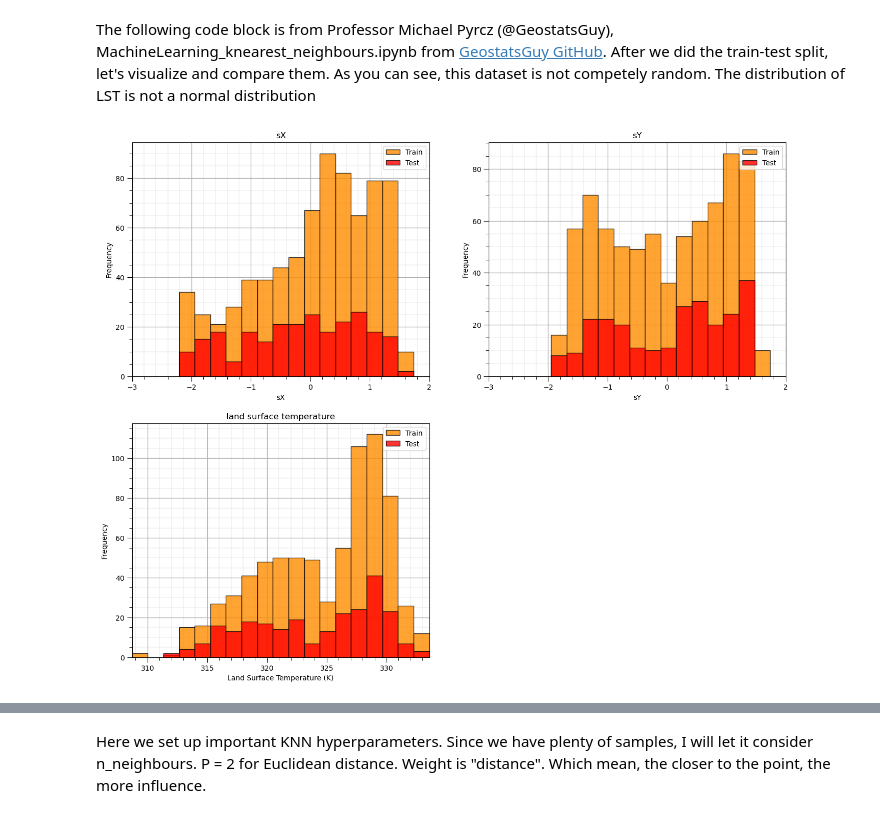
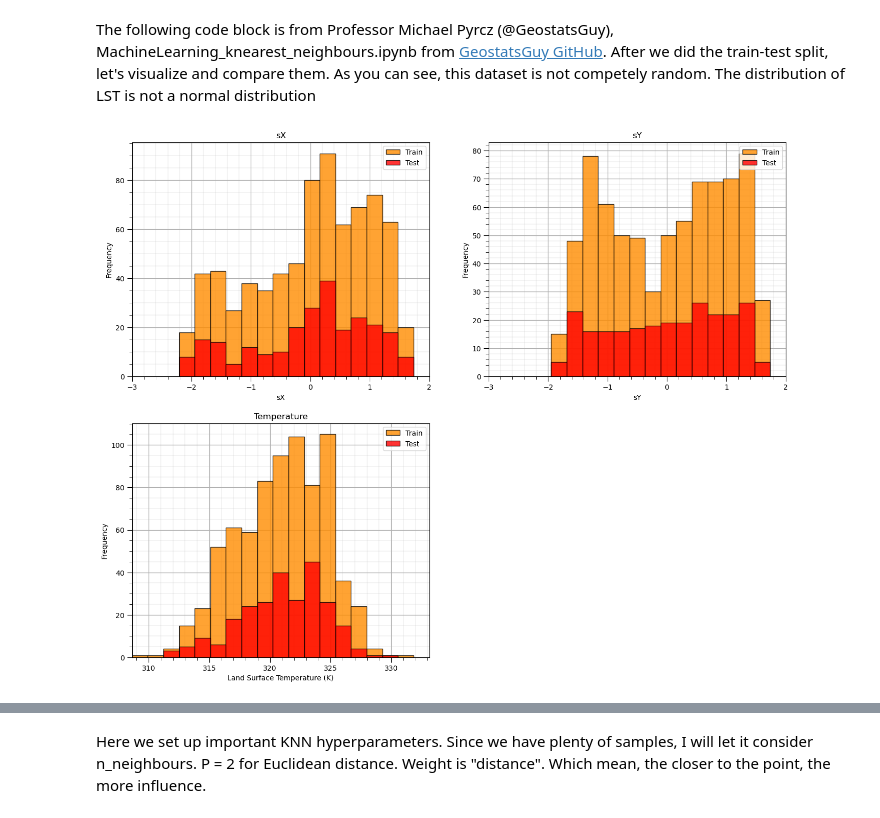
Before and after one commit to xyaoaf/PGE_383_TermProject_XihanYao, a Jupyter notebook: KNN_OptimalK_SampleDensity_Xihan_Yao.ipynb, the cells around one changed output, grey strips where cells are left out. Saved outputs shown, nothing was run; the diff lists cells and outputs as text; code cells hidden in the pictures.

```diff
--- a/KNN_OptimalK_SampleDensity_Xihan_Yao.ipynb
+++ b/KNN_OptimalK_SampleDensity_Xihan_Yao.ipynb
@@ -215,4 +223,4 @@ Load data and do some column renaming
 # %%
 url = "https://raw.githubusercontent.com/xyaoaf/PGE_383_TermProject_XihanYao/main/LST_samples_with_bands_and_indices.csv"
-df = pd.read_csv(url)
-df = df.rename(columns={'row':'Y_coor', 'col':'X_coor', 'x':'source_x', 'y':'source_y'})
+df = pd.read_csv(url).rename(columns={'land surface temperature':'Temperature'})
+df.tail()
@@ -255,11 +260,11 @@ The response feature in this study is "land surface temperature". The predictors
 # %%
-response = 'land surface temperature'   # response (y)
+response = 'Temperature'   # response (y)
 
 np.random.seed(seed=seed)               # random seed
 
 # 2. Select predictors and response
 # Drop response + source coordinate columns from predictors
-X = df.drop(columns=[response, 'source_x', 'source_y'])
+X = df.drop(columns=[response, 'x', 'y'])
 y = df[response]
 
 # Predictor and response labels
@@ -348,19 +395,17 @@ First model we will use X and Y coordinates only as predictors. X and Y bring th
 According to Tobler's first law of geography, "everything is related to everything else, but near things are more related than distant things." If two measure points are close enough, their recorded temperature should be close enough as well.
 To begin, we will standardize the X and Y coordinates
 # %%
-# Select X and Y coordinate features
-coord_features = ['X_coor', 'Y_coor']
+# Randomly select 1000 samples from the population
+df_sample = df.sample(n=1000, random_state=seed)
 
-# Standardized column names
-std_cols = ['sX', 'sY']
-
-# Standardize X and Y
+# Standardize X and Y for the sampled data
 scaler = StandardScaler()
-df[std_cols] = scaler.fit_transform(df[coord_features])
+df_sample[['sX', 'sY']] = scaler.fit_transform(df_sample[['x_coor', 'y_coor']])
 
 # Output
 print("Selected Predictor Features:", coord_features)
 print("Standardized Feature Names:", std_cols)
 print("Response Feature:", response)
-df.head()
+print(f"Sampled Data Shape: {df_sample.shape}")
+df_sample.tail()
 # %% [output]
@@ -378,7 +424,7 @@ Then we will do train-test split
 # %%
 # Train–test split using the standardized X and Y predictors
 X_train, X_test, y_train, y_test = train_test_split(
-    df[['sX', 'sY']], df[[response]],
+    df_sample[['sX', 'sY']], df_sample[[response]],
     test_size=0.25, random_state=73073
 )
 
@@ -391,31 +437,31 @@ After we did the train-test split, let's visualize and compare them.
 As you can see, this dataset is not competely random. The distribution of LST is not a normal distribution
 # %%
 # Compute limits from standardized columns
-sxmin, sxmax = df[std_cols[0]].min(), df[std_cols[0]].max()
-symin_, symax_ = df[std_cols[1]].min(), df[std_cols[1]].max()
+sxmin, sxmax = df_sample[std_cols[0]].min(), df_sample[std_cols[0]].max()
+symin_, symax_ = df_sample[std_cols[1]].min(), df_sample[std_cols[1]].max()
 
 nbins = 20                                                    # number of histogram bins
 
 plt.subplot(221)
 plt.hist(X_train[std_cols[0]],alpha = 0.8,color = 'darkorange',edgecolor = 'black',bins=np.linspace(-3,2,nbins),label='Train')
 plt.hist(X_test[std_cols[0]],alpha = 0.8,color = 'red',edgecolor = 'black',bins=np.linspace(-3,2,nbins),label='Test')
 plt.title(std_cols[0]); plt.xlim(-3,2); plt.xlabel(std_cols[0]); plt.ylabel('Frequency'); add_grid(); plt.legend(loc='upper right')
 
 plt.subplot(222)
 plt.hist(X_train[std_cols[1]],alpha = 0.8,color = 'darkorange',edgecolor = 'black',bins=np.linspace(-3,2,nbins),label='Train')
 plt.hist(X_test[std_cols[1]],alpha = 0.8,color = 'red',edgecolor = 'black',bins=np.linspace(-3,2,nbins),label='Test')
 plt.title(std_cols[1]); plt.xlim(-3,2); plt.xlabel(std_cols[1]); plt.ylabel('Frequency'); add_grid(); plt.legend(loc='upper right')
 
 plt.subplot(223)
 plt.hist(y_train[resp],alpha = 0.8,color = 'darkorange',edgecolor = 'black',bins=np.linspace(ymin,ymax,nbins),label='Train')
 plt.hist(y_test[resp],alpha = 0.8,color = 'red',edgecolor = 'black',bins=np.linspace(ymin,ymax,nbins),label='Test')
 plt.legend(loc='upper right'); plt.title(resp[0]); plt.xlim(ymin,ymax)
 plt.gca().xaxis.set_major_formatter(FuncFormatter(comma_format))
 plt.xlabel(resplabel); plt.ylabel('Frequency'); add_grid()
 
 plt.subplots_adjust(left=0.0, bottom=0.0, right=2.0, top=2.1, wspace=0.2, hspace=0.2); plt.show()
 # %% [output]
-[figure, old version]
+[figure, new version]
 # %% [markdown]
 Let's visualize the X and Y values of sample points and their temperature. You can read this as a map.
 For your reference, here is the real temperature map. You can see download Austin on East side of this map.
```
Also changed, not shown: parts of 68 cells of this notebook, 4 other files.
